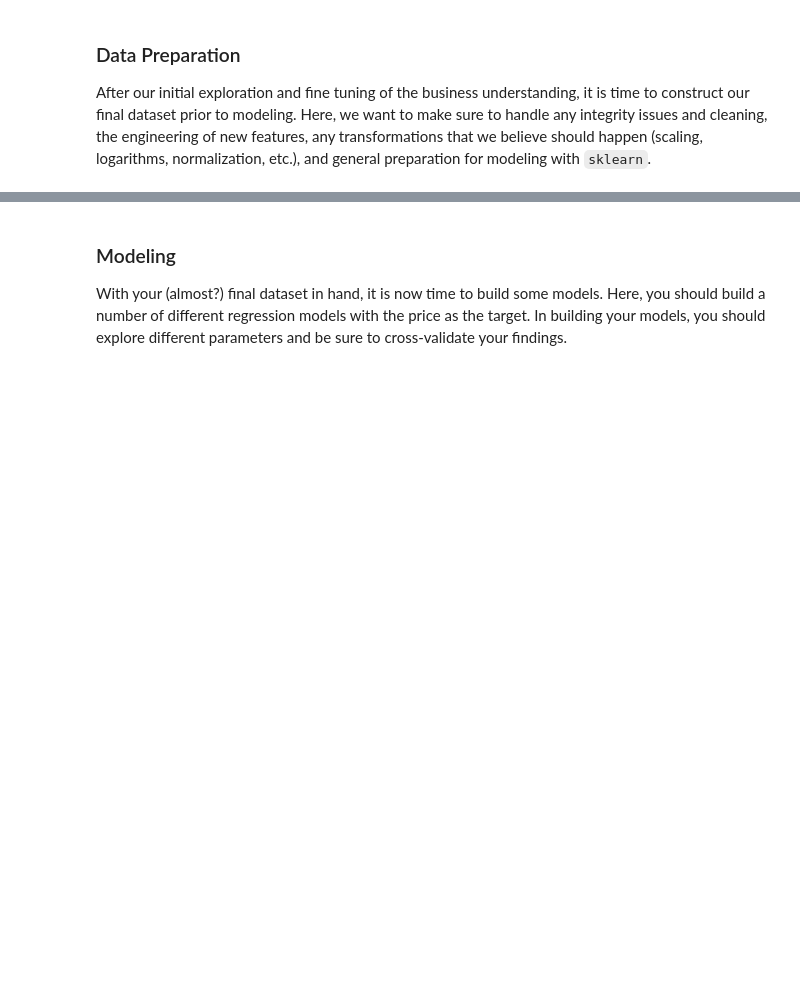
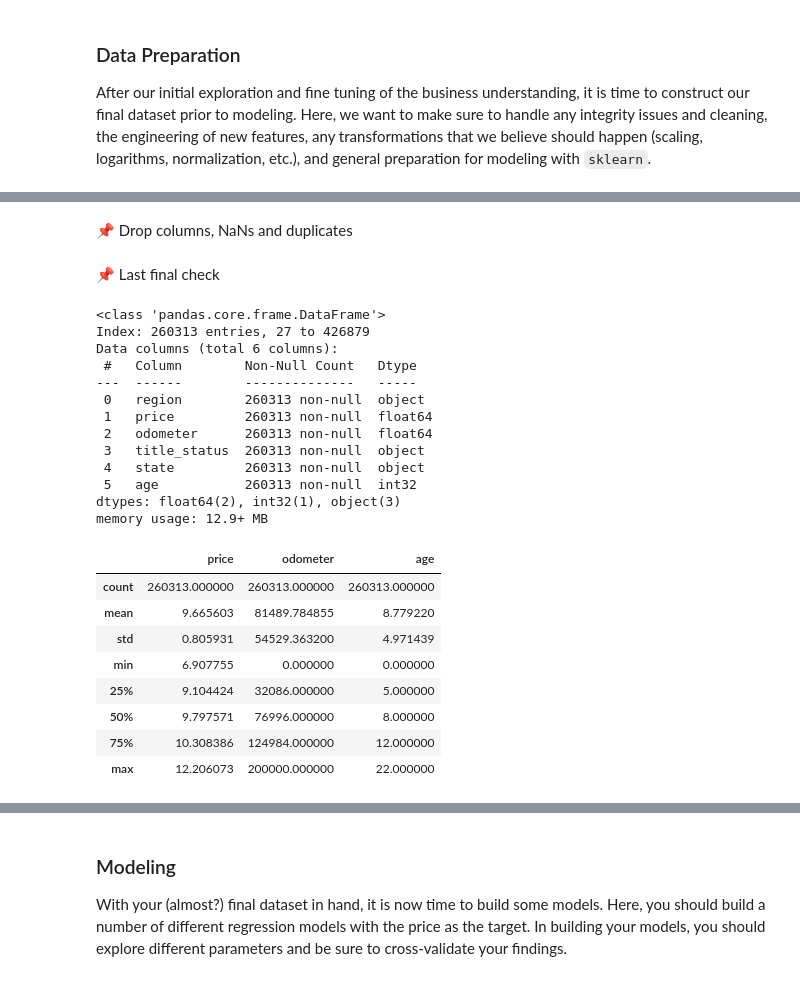
Before and after one commit to outdegree/BH-PCMLAI-M11-App2, a Jupyter notebook: prompt_II.ipynb, the cells around one changed output, grey strips where cells are left out. Saved outputs shown, nothing was run; the diff lists cells and outputs as text; code cells hidden in the pictures; blank space fills up the shorter version.

```diff
--- a/prompt_II.ipynb
+++ b/prompt_II.ipynb
@@ -267,0 +287,2 @@ After our initial exploration and fine tuning of the business understanding, it
+# %% [markdown]
+📌 Drop columns, NaNs and duplicates
@@ -267,0 +304,28 @@ After our initial exploration and fine tuning of the business understanding, it
+# %% [markdown]
+📌 Last final check
+# %%
+veh.info()
+veh.describe()
+# %% [output]
+<class 'pandas.core.frame.DataFrame'>
+Index: 260313 entries, 27 to 426879
+Data columns (total 6 columns):
+ #   Column        Non-Null Count   Dtype
+---  ------        --------------   -----
+ 0   region        260313 non-null  object
+ 1   price         260313 non-null  float64
+ 2   odometer      260313 non-null  float64
+ 3   title_status  260313 non-null  object
+ 4   state         260313 non-null  object
+ 5   age           260313 non-null  int32
+dtypes: float64(2), int32(1), object(3)
+memory usage: 12.9+ MB
+|  | price | odometer | age |
+| count | 260313.000000 | 260313.000000 | 260313.000000 |
+| mean | 9.665603 | 81489.784855 | 8.779220 |
+| std | 0.805931 | 54529.363200 | 4.971439 |
+| min | 6.907755 | 0.000000 | 0.000000 |
+| 25% | 9.104424 | 32086.000000 | 5.000000 |
+| 50% | 9.797571 | 76996.000000 | 8.000000 |
+| 75% | 10.308386 | 124984.000000 | 12.000000 |
+| max | 12.206073 | 200000.000000 | 22.000000 |
```
Also changed, not shown: parts of 12 cells of this notebook.
